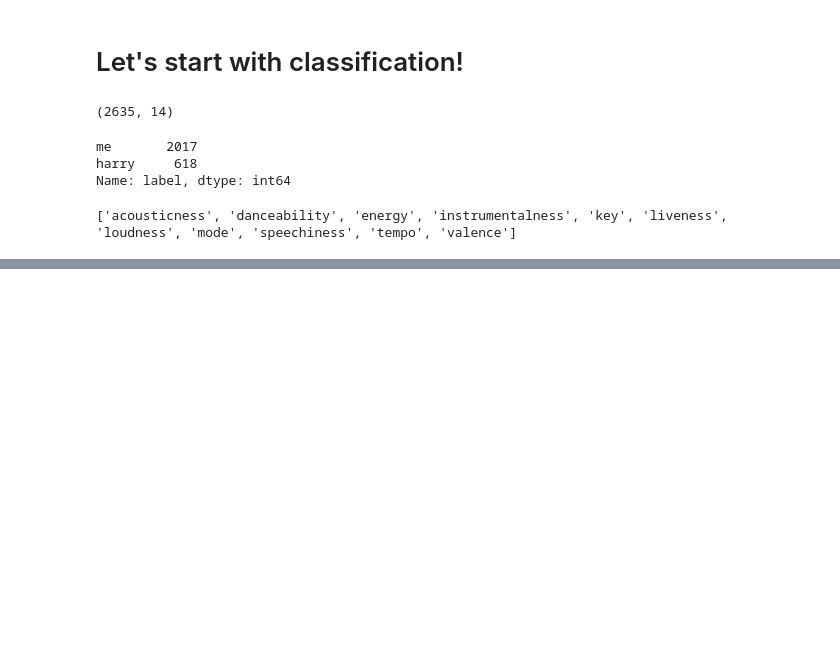
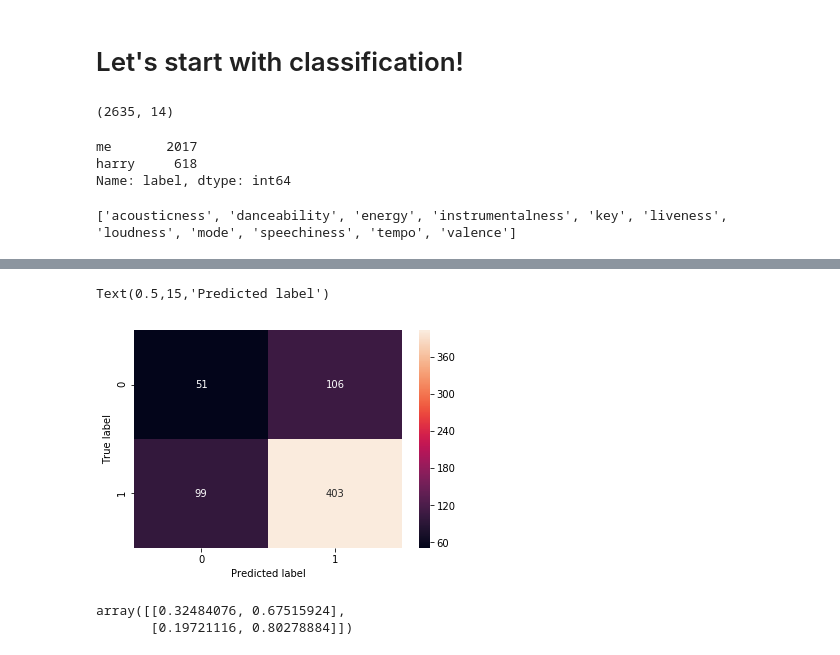
Before and after one commit to hbendekgey/Spotify-Workshop, a Jupyter notebook: 04-regression-and-classification.ipynb, the cells around one changed output, grey strips where cells are left out. Saved outputs shown, nothing was run; the diff lists cells and outputs as text; code cells hidden in the pictures; blank space fills up the shorter version.

```diff
--- a/04-regression-and-classification.ipynb
+++ b/04-regression-and-classification.ipynb
@@ -39,3 +41,22 @@ target =
 print(predictors)
 # %% [output]
 ['acousticness', 'danceability', 'energy', 'instrumentalness', 'key', 'liveness', 'loudness', 'mode', 'speechiness', 'tempo', 'valence']
+# %%
+# Define X_data and y_data as the "values" of df
+X_data =
+y_data =
+# %%
+# Define training and testing sets
+X_train, X_test, y_train, y_test = train_test_split(X_data,
+                                                    y_data,
+                                                    test_size = ___,
+                                                    random_state = 47)
+# %%
+# One tuning parameter
+max_depth = ___
+
+# Define clf
+clf = tree.DecisionTreeClassifier(max_depth = max_depth)
+
+# Fit classifier
+clf.fit(__, __)
@@ -41,0 +91,20 @@ print(predictors)
+# %%
+# Prediction!
+preds = clf.predict(__)
+print("Accuracy is:", sum(_____))
+# %%
+# Look at the confusion matrix (test, pred)
+conf_mat = confusion_matrix(y_test, preds)
+sns.heatmap(conf_mat, annot = True, fmt='g')
+plt.ylabel('True label')
+plt.xlabel('Predicted label')
+# %% [output]
+Text(0.5,15,'Predicted label')
+[figure, added]
+# %%
+# Normalized conf_mat
+conf_mat = conf_mat / conf_mat.sum(axis=1)[:, np.newaxis]
+conf_mat
+# %% [output]
+array([[0.32484076, 0.67515924],
+       [0.19721116, 0.80278884]])
```
Also changed, not shown: parts of 14 cells of this notebook.
